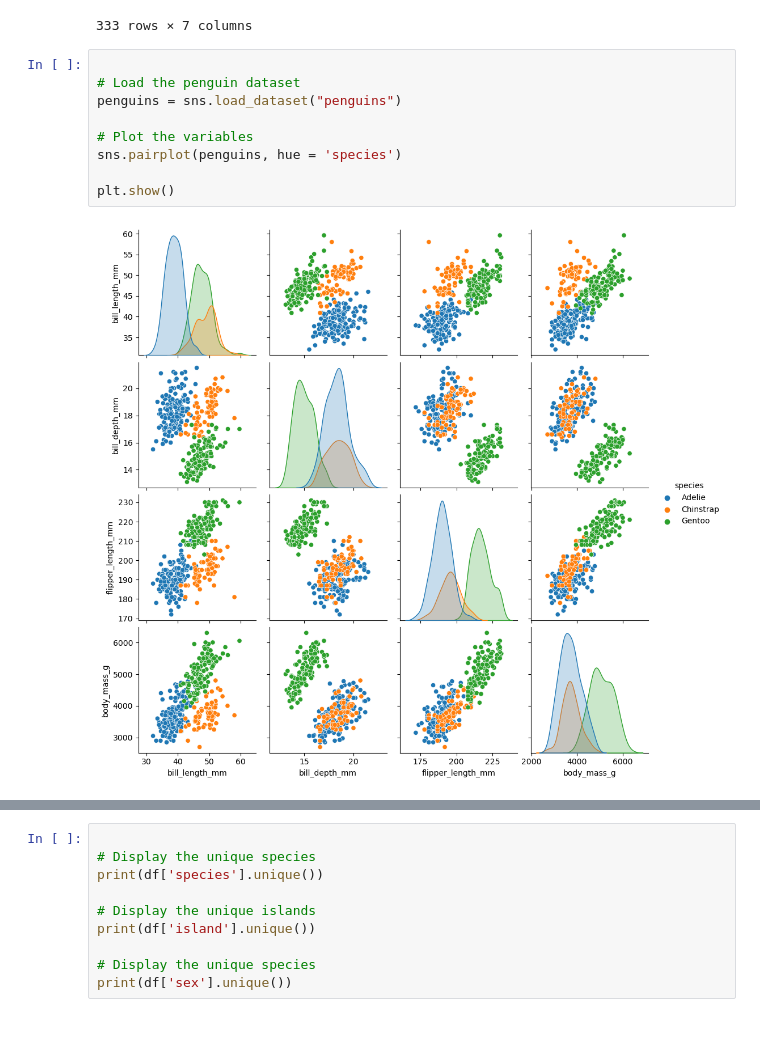
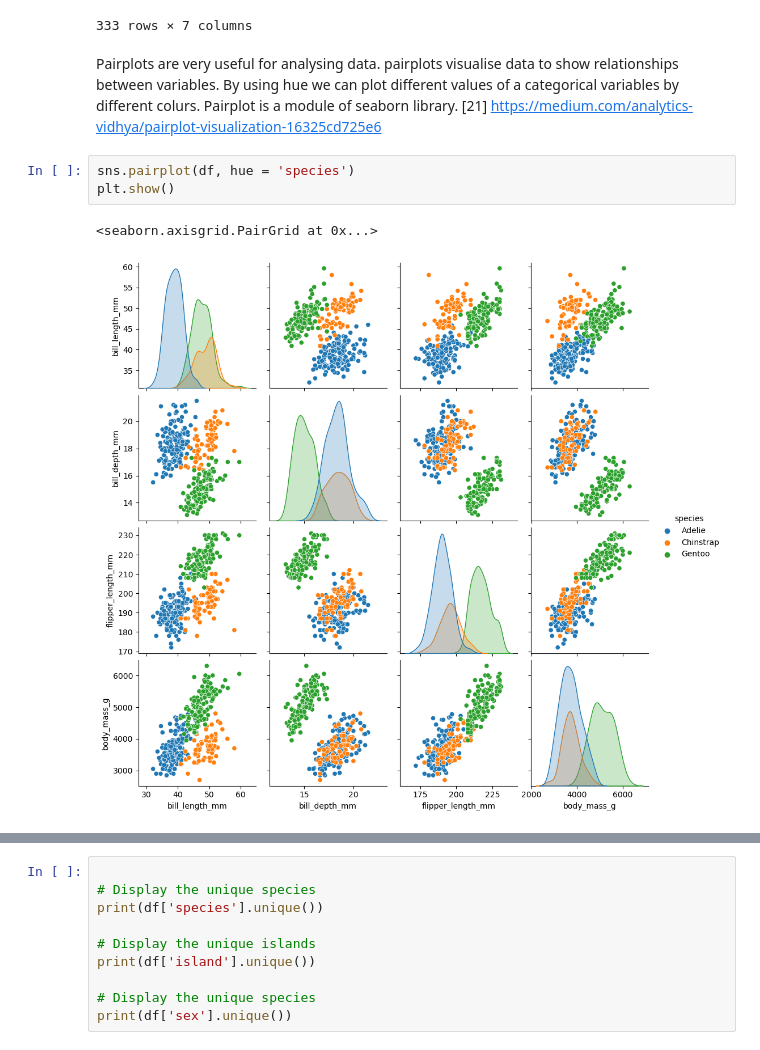
Before and after one commit to dectan/FUNDAMENTALS-OF-DATA-ANALYSIS, a Jupyter notebook: tasks.ipynb, the cells around one changed output, grey strips where cells are left out. Drawn from its saved outputs; the diff is of its cells as text.

```diff
--- a/tasks.ipynb
+++ b/tasks.ipynb
@@ -389,15 +391,12 @@ df
 | 342 | Gentoo | Biscoe | 45.2 | 14.8 | 212.0 | 5200.0 | Female |
 | 343 | Gentoo | Biscoe | 49.9 | 16.1 | 213.0 | 5400.0 | Male |
 333 rows × 7 columns
-# %%
-
-# Load the penguin dataset
-penguins = sns.load_dataset("penguins")
-
-# Plot the variables
-sns.pairplot(penguins, hue = 'species')
-
-plt.show()
-# %% [output]
-[figure, removed]
+# %% [markdown]
+Pairplots are very useful for analysing data. pairplots visualise data to show relationships between variables. By using hue we can plot different values of a categorical variables by different colurs. Pairplot is a module of seaborn library. [21] https://medium.com/analytics-vidhya/pairplot-visualization-16325cd725e6
+# %%
+sns.pairplot(df, hue = 'species')
+plt.show()
+# %% [output]
+<seaborn.axisgrid.PairGrid at 0x...>
+[figure, added]
 # %%
```
Also changed, not shown: parts of 11 cells of this notebook, 1 other file.
